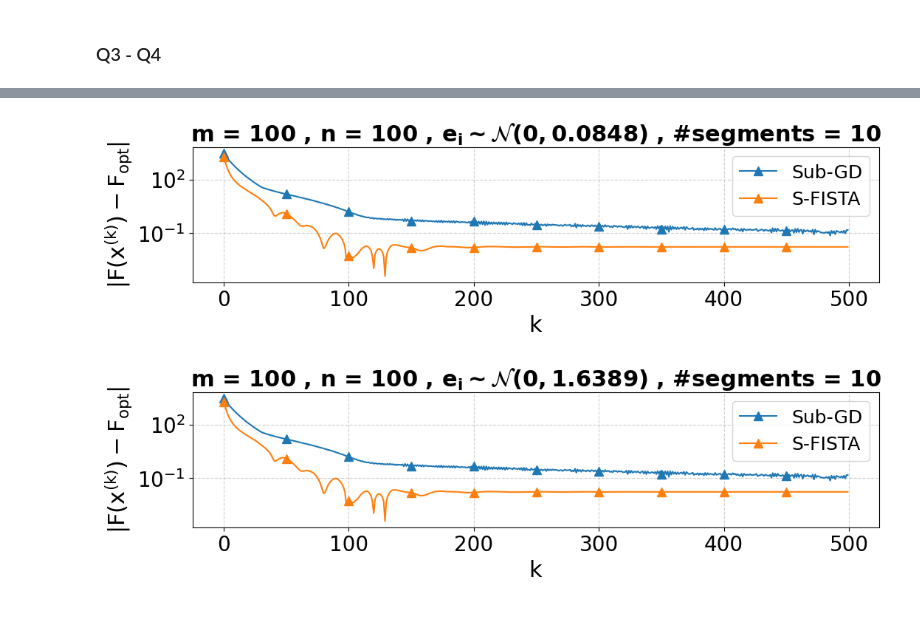
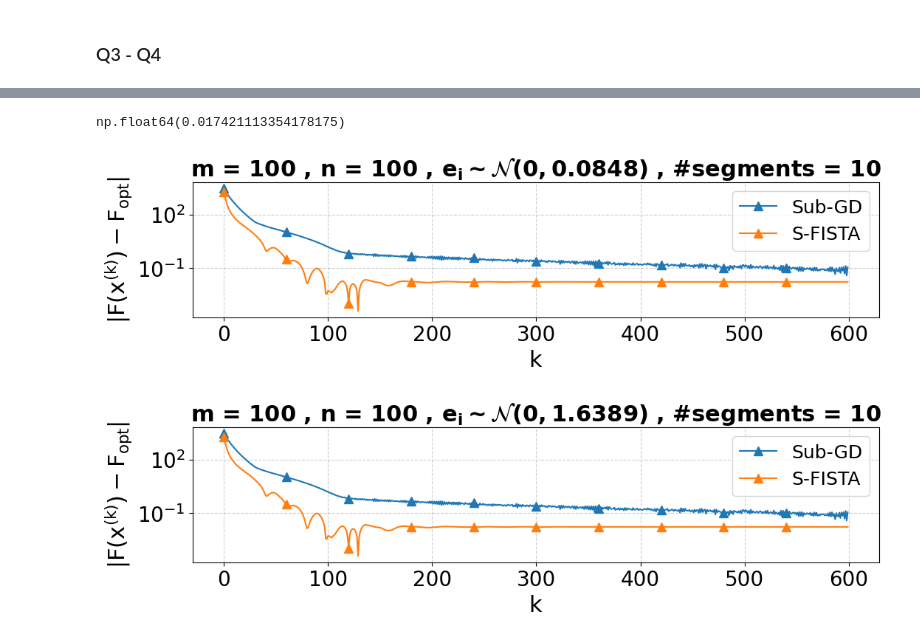
Before and after one commit to miketheologitis/Special-Topics-Convex-Optimization, a Jupyter notebook: notebooks/2.4 - Estimation of a piece-wise constant vector.ipynb, the cells around one changed output, grey strips where cells are left out. Drawn from its saved outputs; the diff is of its cells as text; code cells hidden in the pictures.

```diff
--- a/notebooks/2.4 - Estimation of a piece-wise constant vector.ipynb
+++ b/notebooks/2.4 - Estimation of a piece-wise constant vector.ipynb
@@ -211,3 +300,7 @@ def s_fista(A, b, D, F_opt, max_k=100, epsilon=0.1):
+# %%
+sfista_diffs[-1]
+# %% [output]
+np.float64(0.017421113354178175)
 # %%
 m, n, K = 100, 100, 10
 
@@ -222,37 +315,37 @@ F_opt = F(x_pcw, A, b, D)
 
 for noise, rho, sfistaepsilon in zip([0.0848, 1.6389], [1., 10], [5, 5]):
 
-    subgrad_diffs = subgrad_descent(A, b, D, F_opt, max_k=500)
-    sfista_diffs = s_fista(A, b, D, F_opt, epsilon=sfistaepsilon, max_k=500)
+    subgrad_diffs = subgrad_descent(A, b, D, F_opt, max_k=600)
+    sfista_diffs = s_fista(A, b, D, F_opt, epsilon=sfistaepsilon, max_k=600)
 
     pdf = PdfPages(f'plots/2.4_ex_3-4_vs_{rho:.2f}_{noise:.2f}.pdf')
     plt.figure(figsize=(12, 3))
 
     markevery=int(len(subgrad_diffs)/10)
     plt.plot(list(range(len(subgrad_diffs))), subgrad_diffs, label='Sub-GD', marker='^', markevery=markevery, ms=9)
     plt.plot(list(range(len(sfista_diffs))), sfista_diffs, label='S-FISTA', marker='^', markevery=markevery, ms=9)
 
     plt.grid(True, linestyle='--', alpha=0.6)
 
     plt.legend()
 
     # Label the axes
     plt.xlabel('$k$')
     plt.ylabel('$|F(x^{(k)}) - F_{opt}|$')
 
     #plt.xscale('log')
     plt.yscale('log')
 
     noise_str = "$e_i \\sim \\mathcal{N}(0, $"+f"{noise:.4f}"+")"
 
     plt.title(f"m = {m} , n = {n} , {noise_str} , #segments = {K}")
 
     plt.subplots_adjust(bottom=0.24, top=0.85)
 
     pdf.savefig(plt.gcf()) # Save the current figure
     plt.show()
     plt.close()
     pdf.close()
 # %% [output]
-[figure, old version]
+[figure, new version]
-[figure, old version]
+[figure, new version]
```
Also changed, not shown: parts of 4 cells of this notebook, 14 other files.
